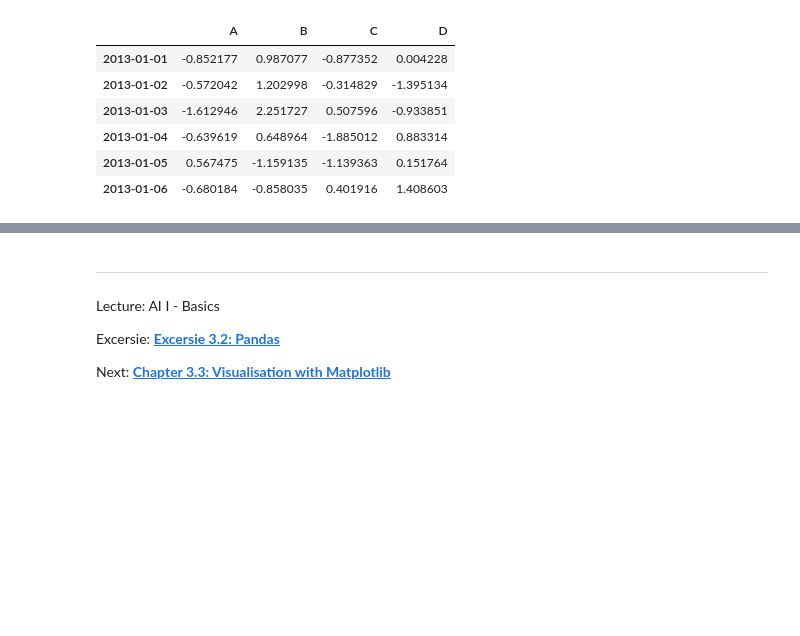
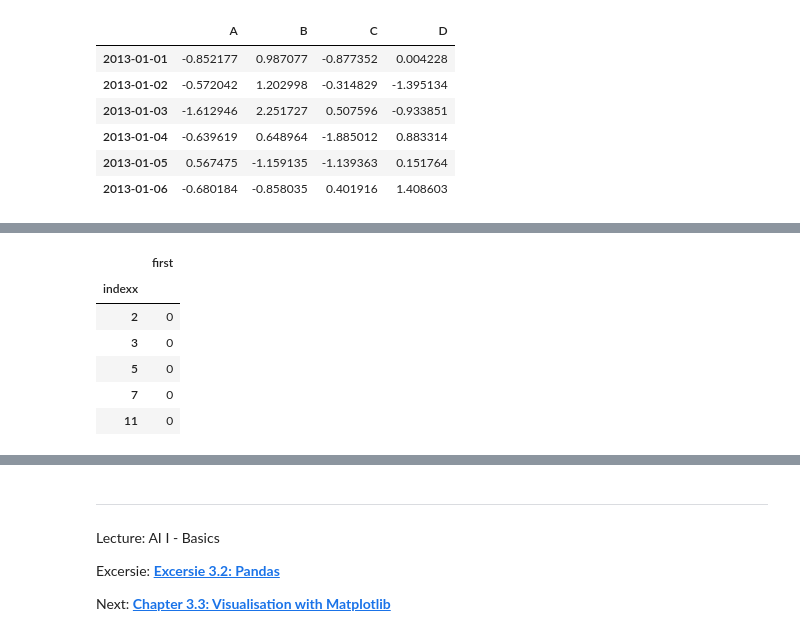
Before and after one commit to iLuckyW/lecture-ai-basics, a Jupyter notebook: chapter/03_data/02_pandas.ipynb, the cells around one changed output, grey strips where cells are left out. Drawn from its saved outputs; the diff is of its cells as text; code cells hidden in the pictures; blank space fills up the shorter version.

```diff
--- a/chapter/03_data/02_pandas.ipynb
+++ b/chapter/03_data/02_pandas.ipynb
@@ -515,0 +521,3 @@ df
+# %%
+ind = pd.Index([2, 3, 5, 7, 11])
+ind
@@ -515,0 +526,5 @@ df
+# %%
+try:
+    ind[0] = 1
+except TypeError as e:
+    print("TypeError:", e)
@@ -515,0 +545,3 @@ df
+# %%
+ind.names = ['indexx']
+ind
@@ -515,0 +561,11 @@ df
+# %%
+df = pd.DataFrame(np.zeros_like(ind), index=ind, columns=['first'])
+df
+# %% [output]
+|  | first |
+| indexx |  |
+| 2 | 0 |
+| 3 | 0 |
+| 5 | 0 |
+| 7 | 0 |
+| 11 | 0 |
```
Also changed, not shown: parts of 15 cells of this notebook.
